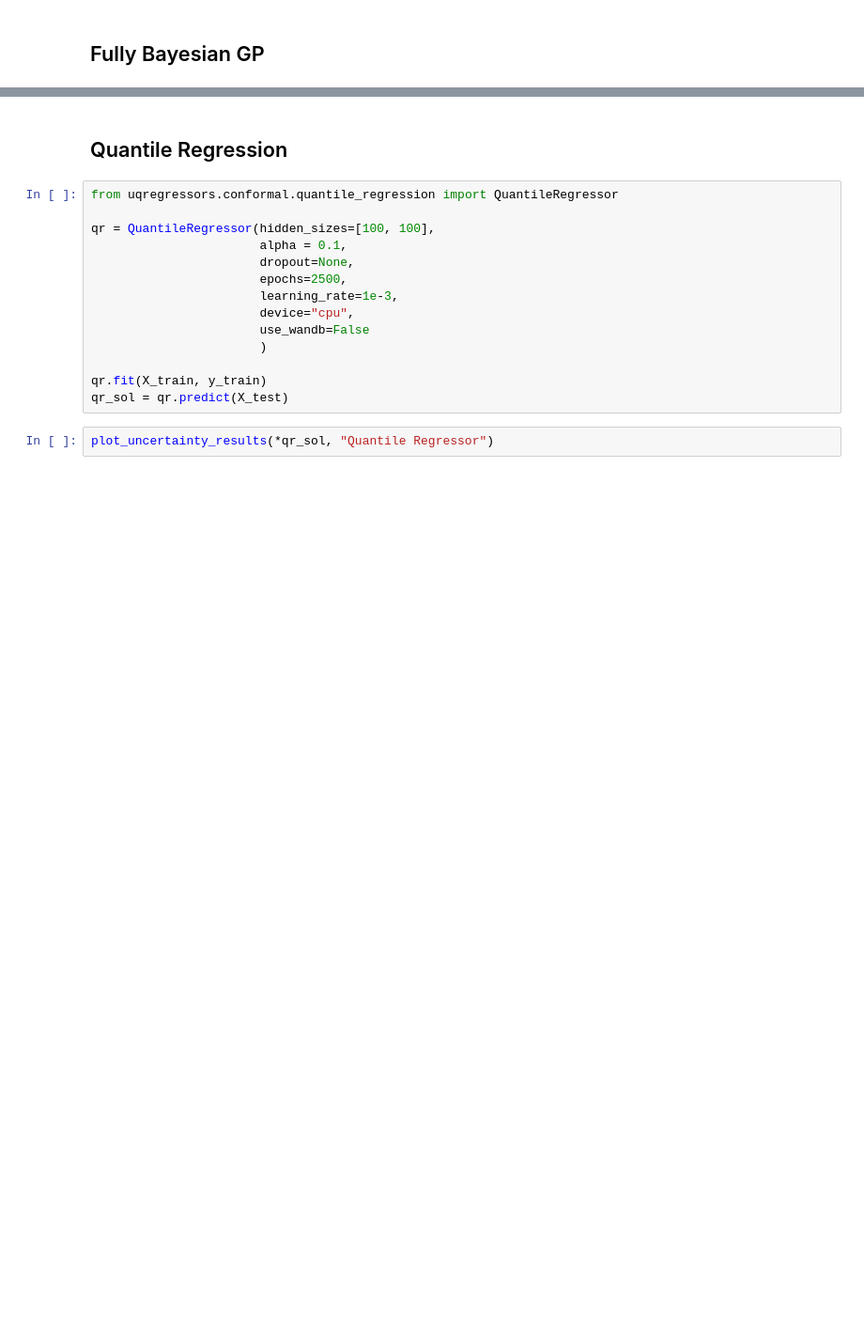
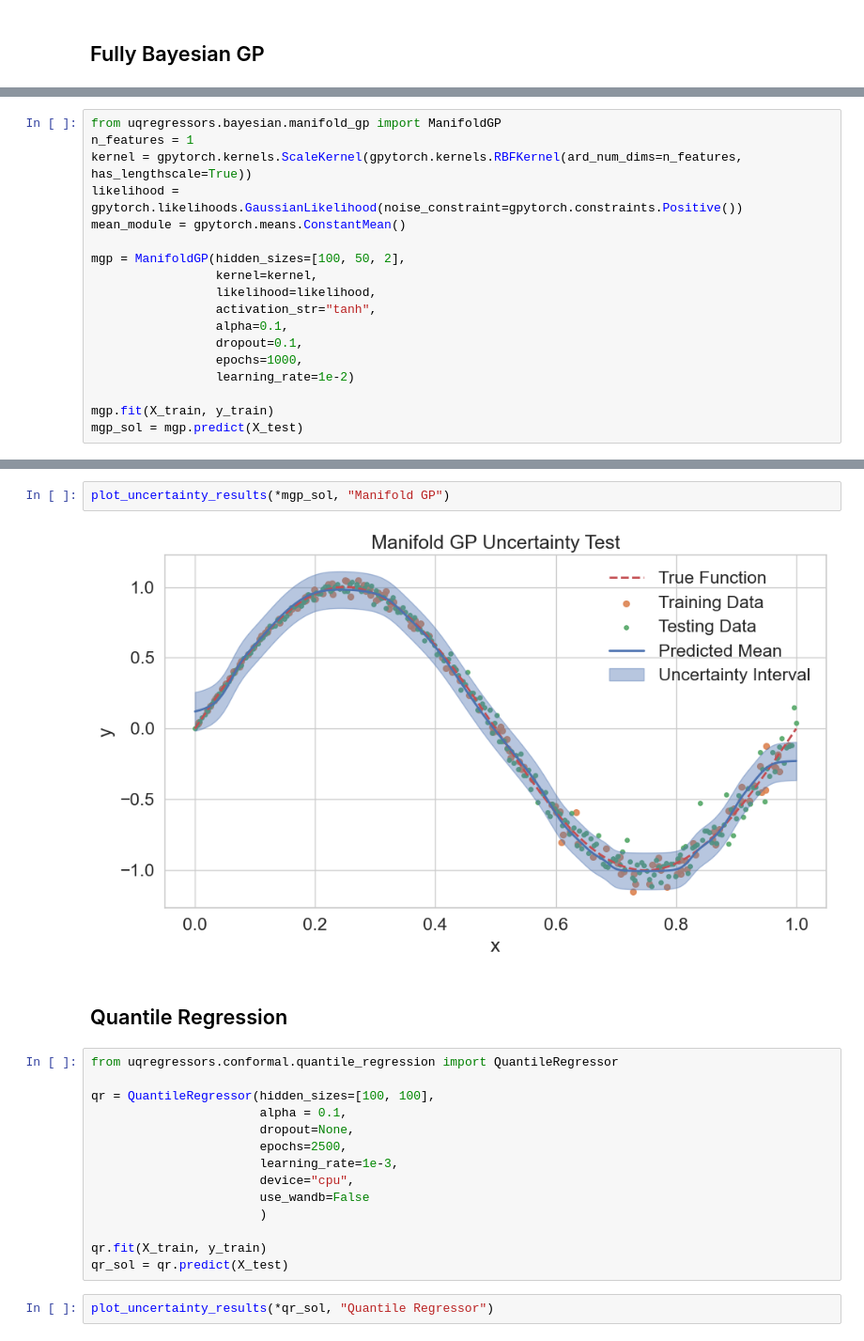
Before and after one commit to arjunrs3/UQRegressors, a Jupyter notebook: examples/getting_started.ipynb, the cells around one changed output, grey strips where cells are left out. Shown at 94% size. Drawn from its saved outputs; the diff is of its cells as text; blank space fills up the shorter version.

Commit message:
Implemented manifold_gp

```diff
--- a/examples/getting_started.ipynb
+++ b/examples/getting_started.ipynb
@@ -572,0 +301,18 @@ TypeError: 'dict_keys' object is not subscriptable
+# %%
+from uqregressors.bayesian.manifold_gp import ManifoldGP
+n_features = 1
+kernel = gpytorch.kernels.ScaleKernel(gpytorch.kernels.RBFKernel(ard_num_dims=n_features, has_lengthscale=True))
+likelihood = gpytorch.likelihoods.GaussianLikelihood(noise_constraint=gpytorch.constraints.Positive())
+mean_module = gpytorch.means.ConstantMean()
+
+mgp = ManifoldGP(hidden_sizes=[100, 50, 2],
+                 kernel=kernel,
+                 likelihood=likelihood,
+                 activation_str="tanh",
+                 alpha=0.1,
+                 dropout=0.1,
+                 epochs=1000,
+                 learning_rate=1e-2)
+
+mgp.fit(X_train, y_train)
+mgp_sol = mgp.predict(X_test)
@@ -573,3 +340,7 @@ TypeError: 'dict_keys' object is not subscriptable
+# %%
+plot_uncertainty_results(*mgp_sol, "Manifold GP")
+# %% [output]
+[figure, added]
 # %% [markdown]
 ## Quantile Regression
 # %%
```
Also changed, not shown: parts of 8 cells of this notebook, 31 other files.
